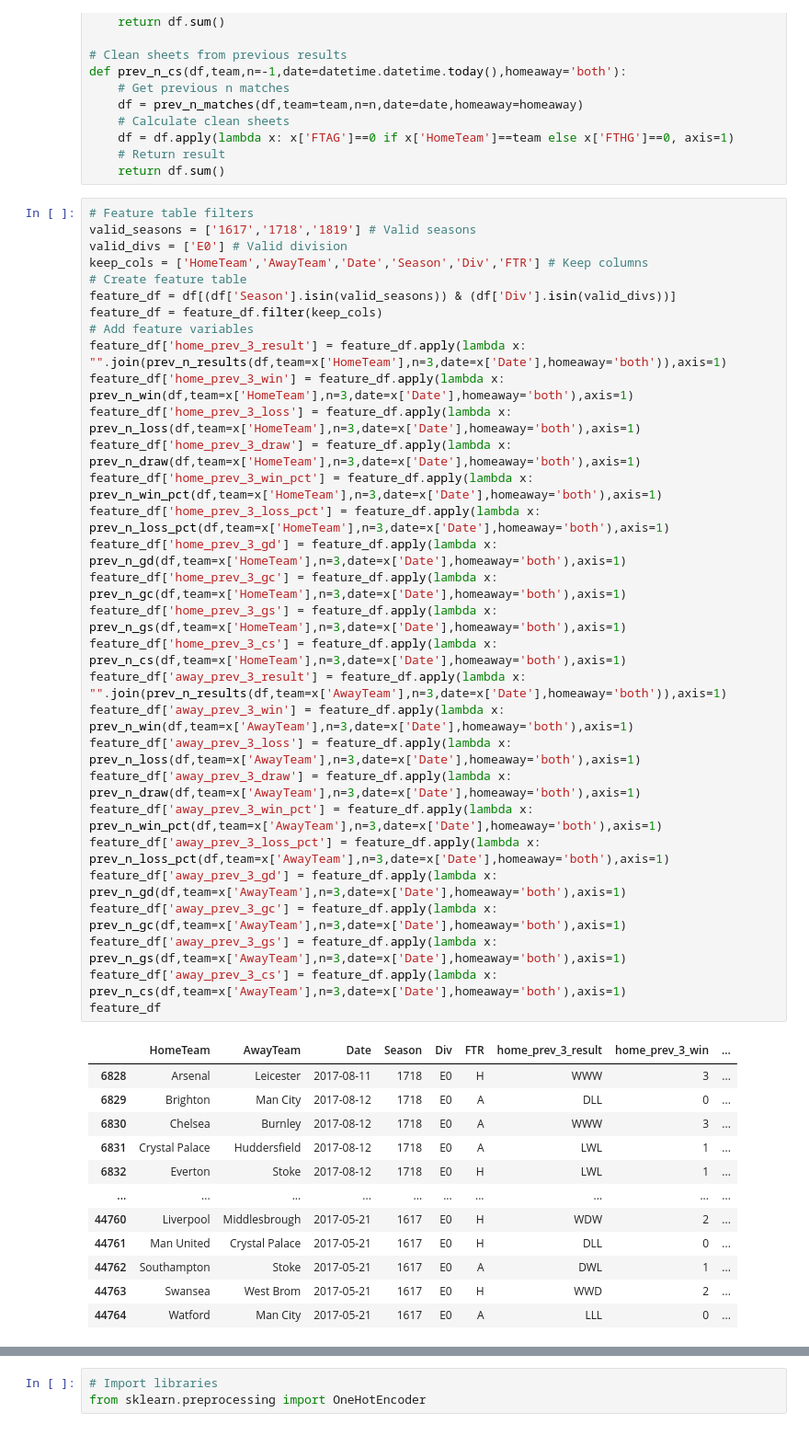
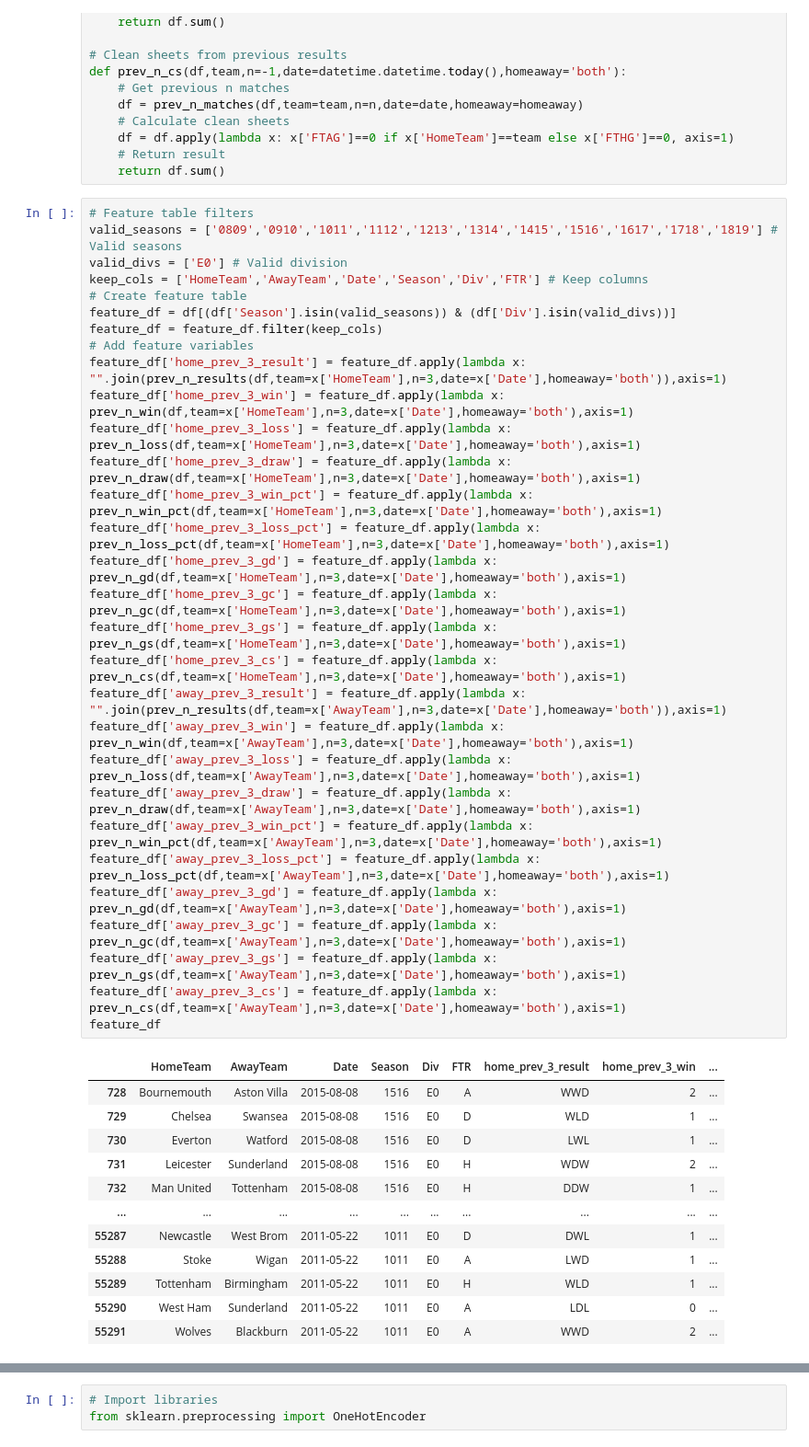
Before and after one commit to JonNixonCodes/FootballPrediction, a Jupyter notebook: Python/Feature Engineering.ipynb, the cells around one changed output, grey strips where cells are left out. Shown: that part at 92% size. Drawn from its saved outputs; the diff is of its cells as text.

```diff
--- a/Python/Feature Engineering.ipynb
+++ b/Python/Feature Engineering.ipynb
@@ -273,44 +273,44 @@ def prev_n_cs(df,team,n=-1,date=datetime.datetime.today(),homeaway='both'):
     return df.sum()
 # %%
 # Feature table filters
-valid_seasons = ['1617','1718','1819'] # Valid seasons
+valid_seasons = ['0809','0910','1011','1112','1213','1314','1415','1516','1617','1718','1819'] # Valid seasons
 valid_divs = ['E0'] # Valid division
 keep_cols = ['HomeTeam','AwayTeam','Date','Season','Div','FTR'] # Keep columns
 # Create feature table
 feature_df = df[(df['Season'].isin(valid_seasons)) & (df['Div'].isin(valid_divs))]
 feature_df = feature_df.filter(keep_cols)
 # Add feature variables
 feature_df['home_prev_3_result'] = feature_df.apply(lambda x: "".join(prev_n_results(df,team=x['HomeTeam'],n=3,date=x['Date'],homeaway='both')),axis=1)
 feature_df['home_prev_3_win'] = feature_df.apply(lambda x: prev_n_win(df,team=x['HomeTeam'],n=3,date=x['Date'],homeaway='both'),axis=1)
 feature_df['home_prev_3_loss'] = feature_df.apply(lambda x: prev_n_loss(df,team=x['HomeTeam'],n=3,date=x['Date'],homeaway='both'),axis=1)
 feature_df['home_prev_3_draw'] = feature_df.apply(lambda x: prev_n_draw(df,team=x['HomeTeam'],n=3,date=x['Date'],homeaway='both'),axis=1)
 feature_df['home_prev_3_win_pct'] = feature_df.apply(lambda x: prev_n_win_pct(df,team=x['HomeTeam'],n=3,date=x['Date'],homeaway='both'),axis=1)
 feature_df['home_prev_3_loss_pct'] = feature_df.apply(lambda x: prev_n_loss_pct(df,team=x['HomeTeam'],n=3,date=x['Date'],homeaway='both'),axis=1)
 feature_df['home_prev_3_gd'] = feature_df.apply(lambda x: prev_n_gd(df,team=x['HomeTeam'],n=3,date=x['Date'],homeaway='both'),axis=1)
 feature_df['home_prev_3_gc'] = feature_df.apply(lambda x: prev_n_gc(df,team=x['HomeTeam'],n=3,date=x['Date'],homeaway='both'),axis=1)
 feature_df['home_prev_3_gs'] = feature_df.apply(lambda x: prev_n_gs(df,team=x['HomeTeam'],n=3,date=x['Date'],homeaway='both'),axis=1)
 feature_df['home_prev_3_cs'] = feature_df.apply(lambda x: prev_n_cs(df,team=x['HomeTeam'],n=3,date=x['Date'],homeaway='both'),axis=1)
 feature_df['away_prev_3_result'] = feature_df.apply(lambda x: "".join(prev_n_results(df,team=x['AwayTeam'],n=3,date=x['Date'],homeaway='both')),axis=1)
 feature_df['away_prev_3_win'] = feature_df.apply(lambda x: prev_n_win(df,team=x['AwayTeam'],n=3,date=x['Date'],homeaway='both'),axis=1)
 feature_df['away_prev_3_loss'] = feature_df.apply(lambda x: prev_n_loss(df,team=x['AwayTeam'],n=3,date=x['Date'],homeaway='both'),axis=1)
 feature_df['away_prev_3_draw'] = feature_df.apply(lambda x: prev_n_draw(df,team=x['AwayTeam'],n=3,date=x['Date'],homeaway='both'),axis=1)
 feature_df['away_prev_3_win_pct'] = feature_df.apply(lambda x: prev_n_win_pct(df,team=x['AwayTeam'],n=3,date=x['Date'],homeaway='both'),axis=1)
 feature_df['away_prev_3_loss_pct'] = feature_df.apply(lambda x: prev_n_loss_pct(df,team=x['AwayTeam'],n=3,date=x['Date'],homeaway='both'),axis=1)
 feature_df['away_prev_3_gd'] = feature_df.apply(lambda x: prev_n_gd(df,team=x['AwayTeam'],n=3,date=x['Date'],homeaway='both'),axis=1)
 feature_df['away_prev_3_gc'] = feature_df.apply(lambda x: prev_n_gc(df,team=x['AwayTeam'],n=3,date=x['Date'],homeaway='both'),axis=1)
 feature_df['away_prev_3_gs'] = feature_df.apply(lambda x: prev_n_gs(df,team=x['AwayTeam'],n=3,date=x['Date'],homeaway='both'),axis=1)
 feature_df['away_prev_3_cs'] = feature_df.apply(lambda x: prev_n_cs(df,team=x['AwayTeam'],n=3,date=x['Date'],homeaway='both'),axis=1)
 feature_df
 # %% [output]
 |  | HomeTeam | AwayTeam | Date | Season | Div | FTR | home_prev_3_result | home_prev_3_win | ... |
-| 6828 | Arsenal | Leicester | 2017-08-11 | 1718 | E0 | H | WWW | 3 | ... |
-| 6829 | Brighton | Man City | 2017-08-12 | 1718 | E0 | A | DLL | 0 | ... |
-| 6830 | Chelsea | Burnley | 2017-08-12 | 1718 | E0 | A | WWW | 3 | ... |
-| 6831 | Crystal Palace | Huddersfield | 2017-08-12 | 1718 | E0 | A | LWL | 1 | ... |
-| 6832 | Everton | Stoke | 2017-08-12 | 1718 | E0 | H | LWL | 1 | ... |
+| 728 | Bournemouth | Aston Villa | 2015-08-08 | 1516 | E0 | A | WWD | 2 | ... |
+| 729 | Chelsea | Swansea | 2015-08-08 | 1516 | E0 | D | WLD | 1 | ... |
+| 730 | Everton | Watford | 2015-08-08 | 1516 | E0 | D | LWL | 1 | ... |
+| 731 | Leicester | Sunderland | 2015-08-08 | 1516 | E0 | H | WDW | 2 | ... |
+| 732 | Man United | Tottenham | 2015-08-08 | 1516 | E0 | H | DDW | 1 | ... |
 | ... | ... | ... | ... | ... | ... | ... | ... | ... | ... |
-| 44760 | Liverpool | Middlesbrough | 2017-05-21 | 1617 | E0 | H | WDW | 2 | ... |
-| 44761 | Man United | Crystal Palace | 2017-05-21 | 1617 | E0 | H | DLL | 0 | ... |
-| 44762 | Southampton | Stoke | 2017-05-21 | 1617 | E0 | A | DWL | 1 | ... |
-| 44763 | Swansea | West Brom | 2017-05-21 | 1617 | E0 | H | WWD | 2 | ... |
-| 44764 | Watford | Man City | 2017-05-21 | 1617 | E0 | A | LLL | 0 | ... |
+| 55287 | Newcastle | West Brom | 2011-05-22 | 1011 | E0 | D | DWL | 1 | ... |
+| 55288 | Stoke | Wigan | 2011-05-22 | 1011 | E0 | A | LWD | 1 | ... |
+| 55289 | Tottenham | Birmingham | 2011-05-22 | 1011 | E0 | H | WLD | 1 | ... |
+| 55290 | West Ham | Sunderland | 2011-05-22 | 1011 | E0 | A | LDL | 0 | ... |
+| 55291 | Wolves | Blackburn | 2011-05-22 | 1011 | E0 | A | WWD | 2 | ... |
```
Also changed, not shown: parts of 3 cells of this notebook, 1 other file.
